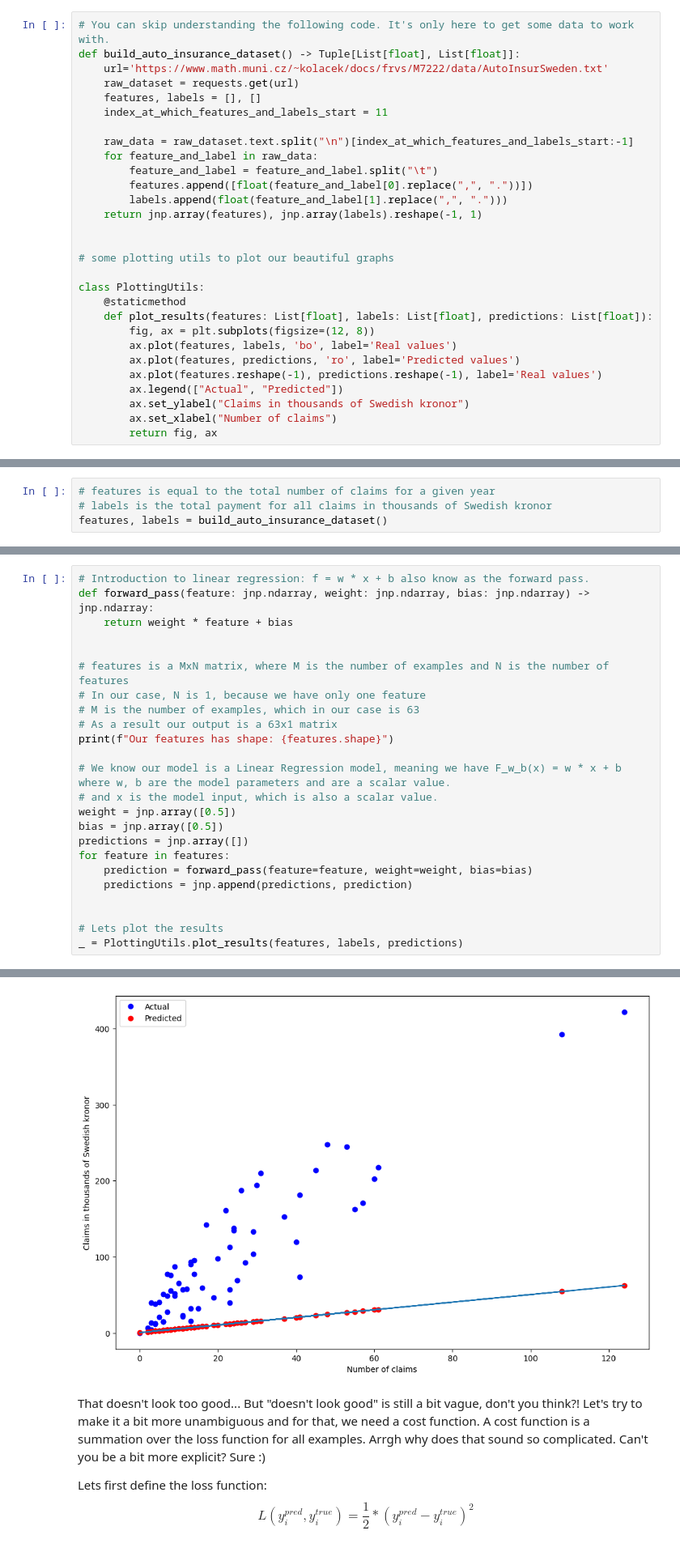
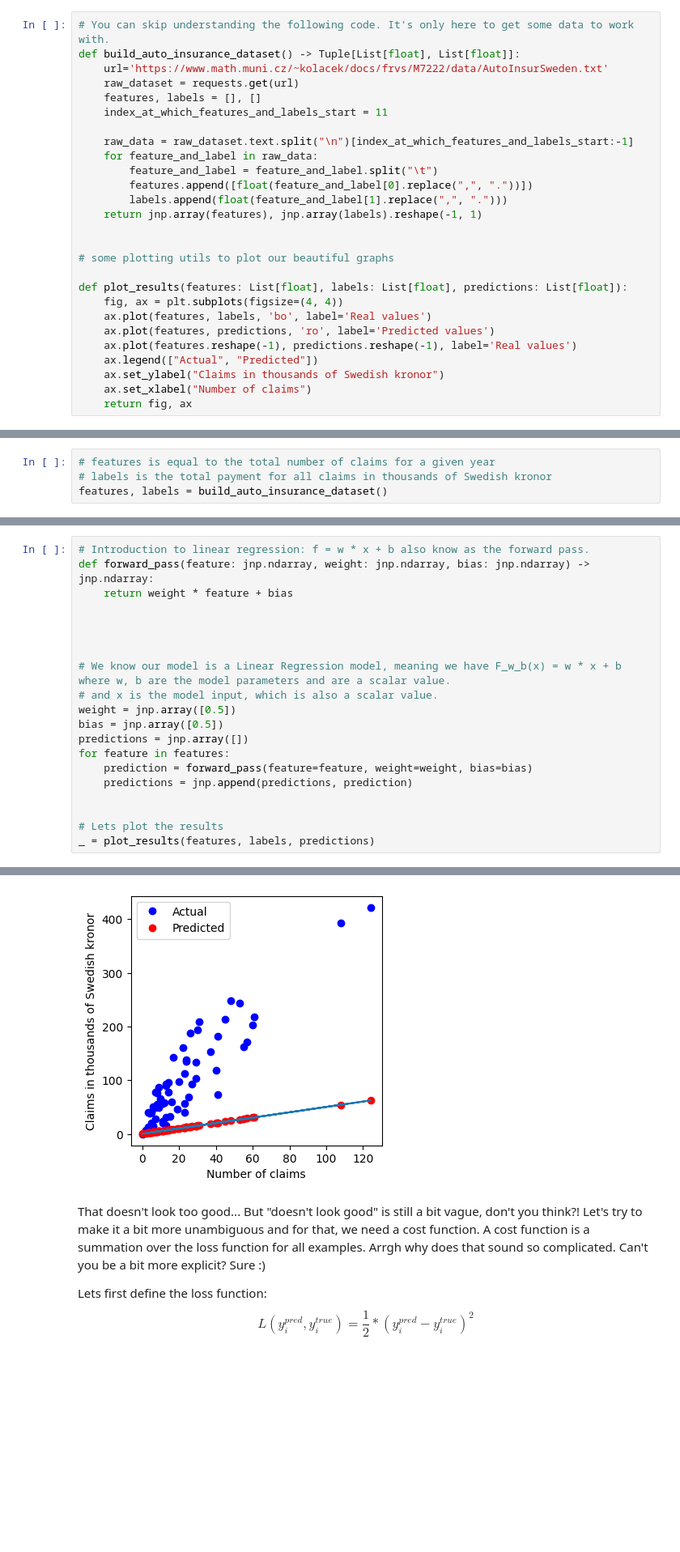
Before and after one commit to Sruinard/machine_learning_novice, a Jupyter notebook: introduction_to_deep_learning_with_jax/training_a_linear_model_from_scratch_with_jax.ipynb, the cells around one changed output, grey strips where cells are left out. Shown at 81% size. Drawn from its saved outputs; the diff is of its cells as text; blank space fills up the shorter version.

Commit message:
Update jax example.

```diff
--- a/introduction_to_deep_learning_with_jax/training_a_linear_model_from_scratch_with_jax.ipynb
+++ b/introduction_to_deep_learning_with_jax/training_a_linear_model_from_scratch_with_jax.ipynb
@@ -41,14 +41,12 @@ def build_auto_insurance_dataset() -> Tuple[List[float], List[float]]:
 
 # some plotting utils to plot our beautiful graphs
 
-class PlottingUtils:
-    @staticmethod
-    def plot_results(features: List[float], labels: List[float], predictions: List[float]):
-        fig, ax = plt.subplots(figsize=(12, 8))
-        ax.plot(features, labels, 'bo', label='Real values')
-        ax.plot(features, predictions, 'ro', label='Predicted values')
-        ax.plot(features.reshape(-1), predictions.reshape(-1), label='Real values')
-        ax.legend(["Actual", "Predicted"])
-        ax.set_ylabel("Claims in thousands of Swedish kronor")
-        ax.set_xlabel("Number of claims")
-        return fig, ax
+def plot_results(features: List[float], labels: List[float], predictions: List[float]):
+    fig, ax = plt.subplots(figsize=(4, 4))
+    ax.plot(features, labels, 'bo', label='Real values')
+    ax.plot(features, predictions, 'ro', label='Predicted values')
+    ax.plot(features.reshape(-1), predictions.reshape(-1), label='Real values')
+    ax.legend(["Actual", "Predicted"])
+    ax.set_ylabel("Claims in thousands of Swedish kronor")
+    ax.set_xlabel("Number of claims")
+    return fig, ax
@@ -66,11 +79,7 @@ def forward_pass(feature: jnp.ndarray, weight: jnp.ndarray, bias: jnp.ndarray) -
     return weight * feature + bias
 
 
-# features is a MxN matrix, where M is the number of examples and N is the number of features
-# In our case, N is 1, because we have only one feature
-# M is the number of examples, which in our case is 63
-# As a result our output is a 63x1 matrix
-print(f"Our features has shape: {features.shape}")
+
 
 # We know our model is a Linear Regression model, meaning we have F_w_b(x) = w * x + b where w, b are the model parameters and are a scalar value.
 # and x is the model input, which is also a scalar value.
@@ -83,5 +92,5 @@ for feature in features:
 
 
 # Lets plot the results
-_ = PlottingUtils.plot_results(features, labels, predictions)
+_ = plot_results(features, labels, predictions)
 # %% [output]
@@ -89,4 +97,4 @@ Our features has shape: (63, 1)
-[figure, old version]
+[figure, new version]
 # %% [markdown]
 That doesn't look too good... But "doesn't look good" is still a bit vague, don't you think?! Let's try to make it a bit more unambiguous and for that, we need a cost function.
 A cost function is a summation over the loss function for all examples. Arrgh why does that sound so complicated. Can't you be a bit more explicit? Sure :)
```
Also changed, not shown: parts of 17 cells of this notebook, 4 other files.
